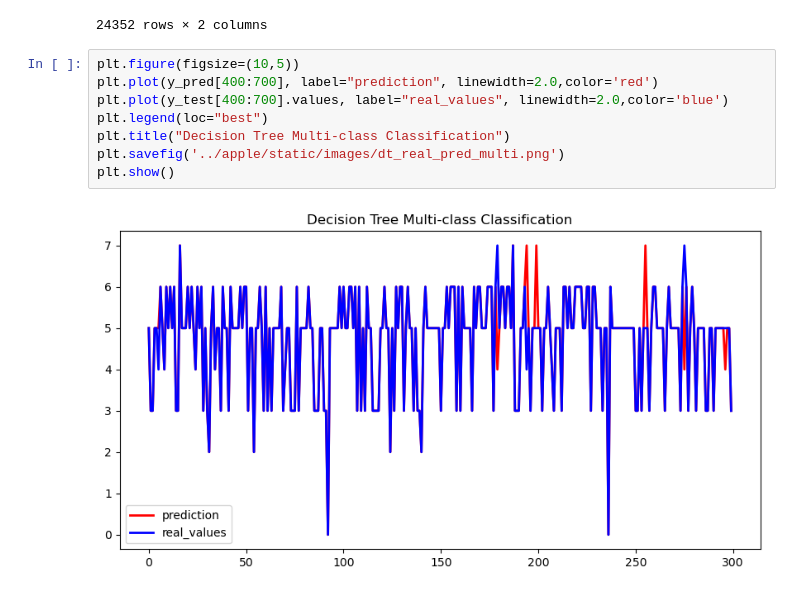
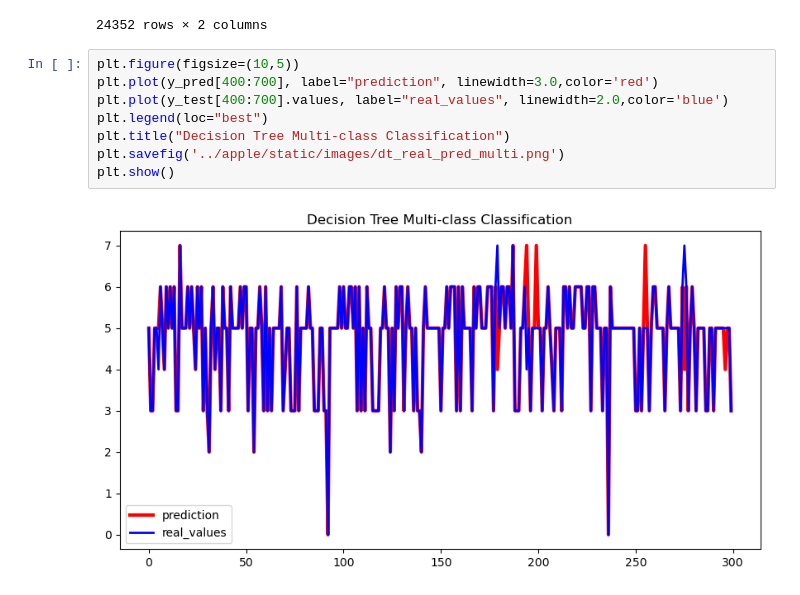
Before and after one commit to Revan-droid/demo1, a Jupyter notebook: ML_models/models.ipynb, the cells around one changed output. Cells and saved outputs as stored; diff of their text form.

```diff
--- a/ML_models/models.ipynb
+++ b/ML_models/models.ipynb
@@ -1063,11 +1124,11 @@ dt_multi_df
 24352 rows × 2 columns
 # %%
 plt.figure(figsize=(10,5))
-plt.plot(y_pred[400:700], label="prediction", linewidth=2.0,color='red')
+plt.plot(y_pred[400:700], label="prediction", linewidth=3.0,color='red')
 plt.plot(y_test[400:700].values, label="real_values", linewidth=2.0,color='blue')
 plt.legend(loc="best")
 plt.title("Decision Tree Multi-class Classification")
 plt.savefig('../apple/static/images/dt_real_pred_multi.png')
 plt.show()
 # %% [output]
-[figure, old version]
+[figure, new version]
```
Also changed, not shown: parts of 31 cells of this notebook, 23 other files.
